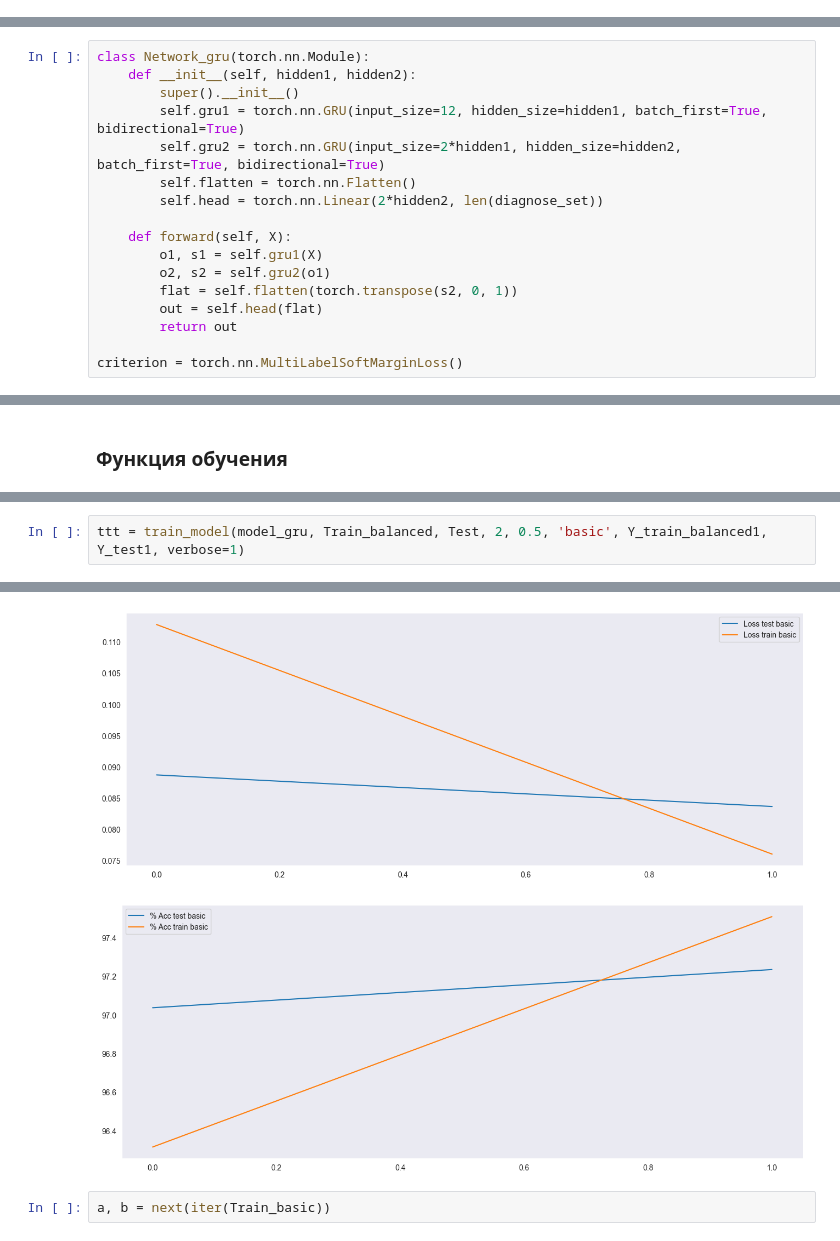
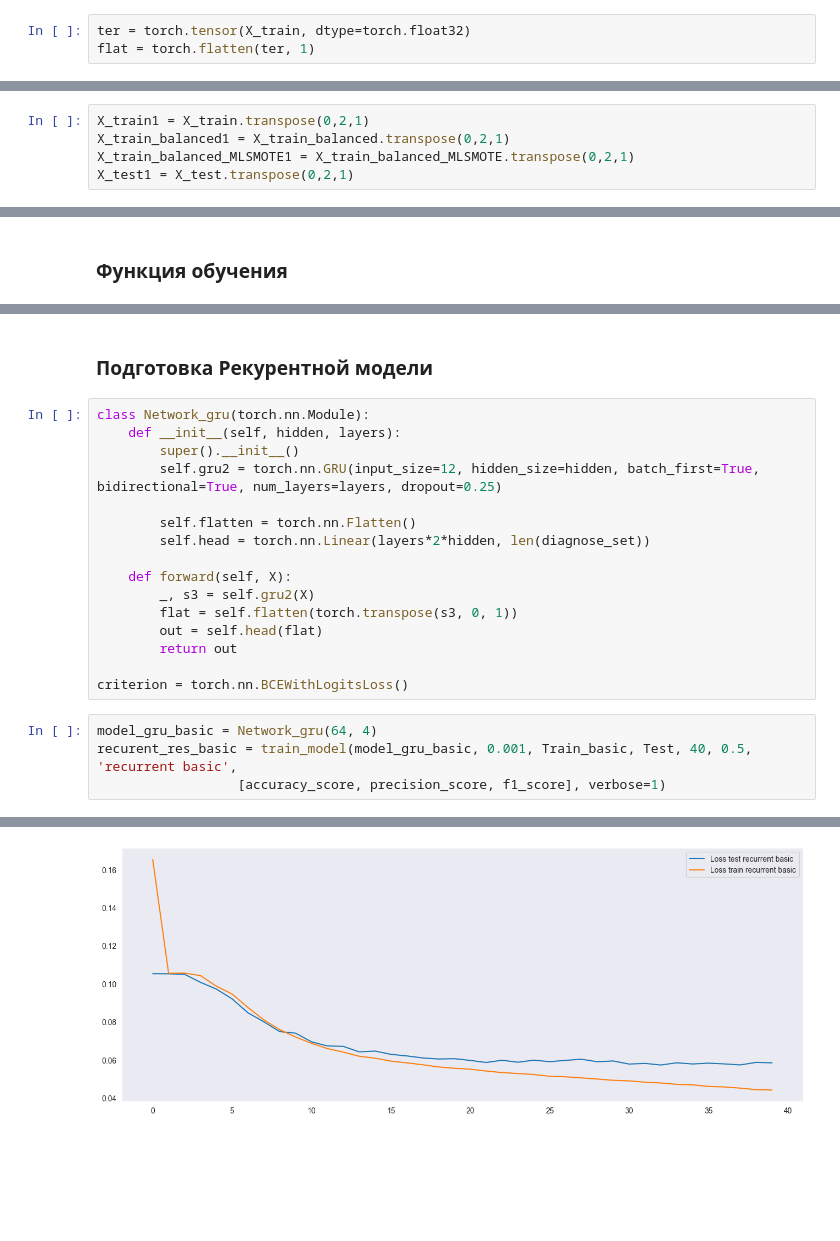
Before and after one commit to SergeiFG/ECG-Classifier, a Jupyter notebook: ECG_Basic.ipynb, the cells around one changed output, grey strips where cells are left out. Drawn from its saved outputs; the diff is of its cells as text; blank space fills up the shorter version.

Commit message:
models done

```diff
--- a/ECG_Basic.ipynb
+++ b/ECG_Basic.ipynb
@@ -299,0 +399,3 @@ for i in range(20):
+# %%
+ter = torch.tensor(X_train, dtype=torch.float32)
+flat = torch.flatten(ter, 1)
@@ -316 +437,6 @@ X_test = X_test.transpose(0,2,1)
+# %%
+X_train1 = X_train.transpose(0,2,1)
+X_train_balanced1 = X_train_balanced.transpose(0,2,1)
+X_train_balanced_MLSMOTE1 = X_train_balanced_MLSMOTE.transpose(0,2,1)
+X_test1 = X_test.transpose(0,2,1)
 # %%
@@ -329,17 +457,0 @@ Test = torch.utils.data.DataLoader(tuple(zip(X_test1, Y_test1)), batch_size=256)
-# %%
-class Network_gru(torch.nn.Module):
-    def __init__(self, hidden1, hidden2):
-        super().__init__()
-        self.gru1 = torch.nn.GRU(input_size=12, hidden_size=hidden1, batch_first=True, bidirectional=True)
-        self.gru2 = torch.nn.GRU(input_size=2*hidden1, hidden_size=hidden2, batch_first=True, bidirectional=True)
-        self.flatten = torch.nn.Flatten()
-        self.head = torch.nn.Linear(2*hidden2, len(diagnose_set))
-
-    def forward(self, X):
-        o1, s1 = self.gru1(X)
-        o2, s2 = self.gru2(o1)
-        flat = self.flatten(torch.transpose(s2, 0, 1))
-        out = self.head(flat)
-        return out
-
-criterion = torch.nn.MultiLabelSoftMarginLoss()
@@ -469,3 +558,23 @@ def train_model(model, train, test, epoch_num, metrics_threshold, label, Y_real_
+# %% [markdown]
+### Подготовка Рекурентной модели
+# %%
+class Network_gru(torch.nn.Module):
+    def __init__(self, hidden, layers):
+        super().__init__()
+        self.gru2 = torch.nn.GRU(input_size=12, hidden_size=hidden, batch_first=True, bidirectional=True, num_layers=layers, dropout=0.25)
+
+        self.flatten = torch.nn.Flatten()
+        self.head = torch.nn.Linear(layers*2*hidden, len(diagnose_set))
+
+    def forward(self, X):
+        _, s3 = self.gru2(X)
+        flat = self.flatten(torch.transpose(s3, 0, 1))
+        out = self.head(flat)
+        return out
+
+criterion = torch.nn.BCEWithLogitsLoss()
 # %%
-ttt = train_model(model_gru, Train_balanced, Test, 2, 0.5, 'basic', Y_train_balanced1, Y_test1, verbose=1)
+model_gru_basic = Network_gru(64, 4)
+recurent_res_basic = train_model(model_gru_basic, 0.001, Train_basic, Test, 40, 0.5, 'recurrent basic',
+                  [accuracy_score, precision_score, f1_score], verbose=1)
 # %% [output]
@@ -489,4 +598 @@ F1 Train / Test: [0.16801164 0.05318537 0.         0.03444656 0.03762012 0.06866
-[figure, old version]
+[figure, new version]
-[figure, removed]
-# %%
-a, b = next(iter(Train_basic))
```
Also changed, not shown: parts of 62 cells of this notebook, 4 other files.
